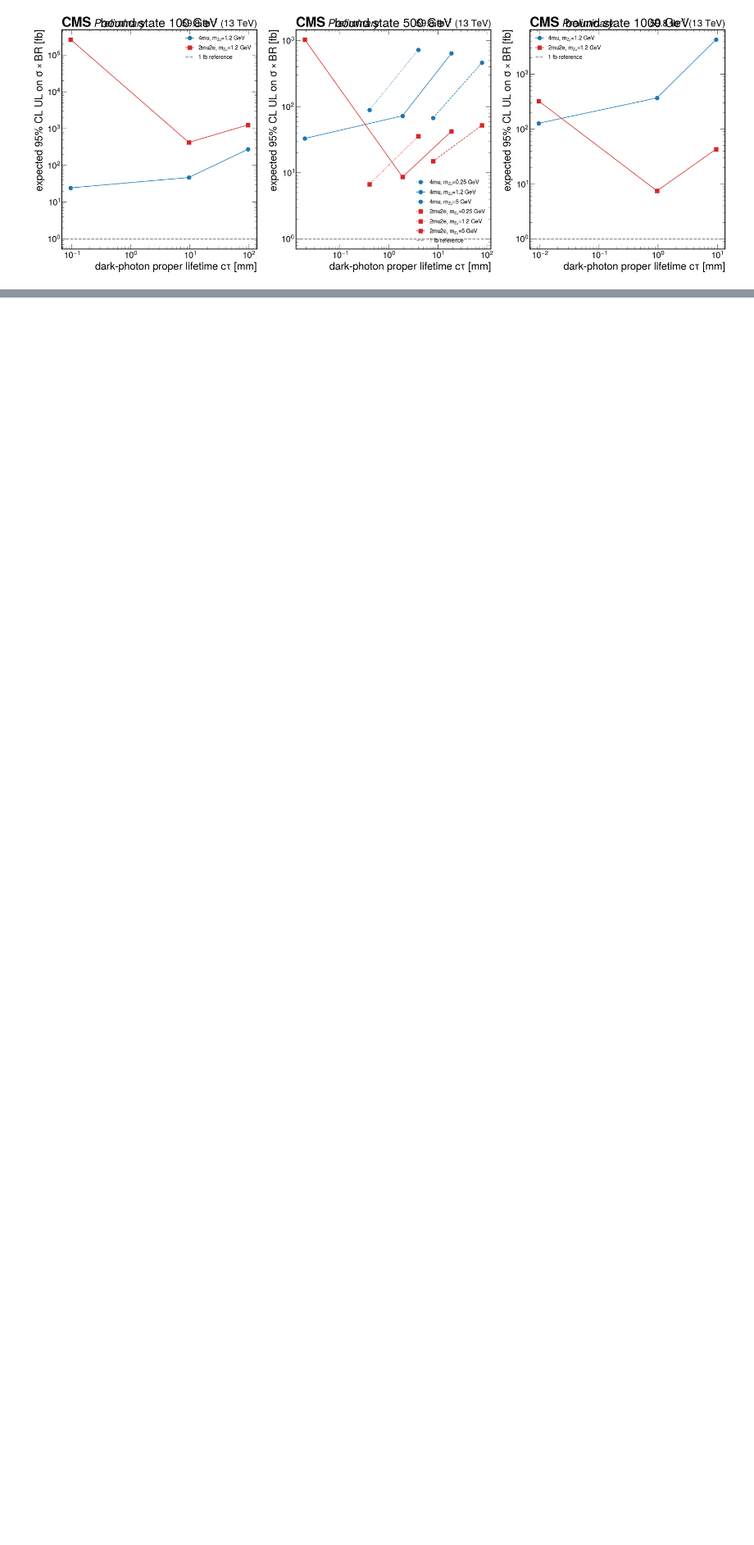
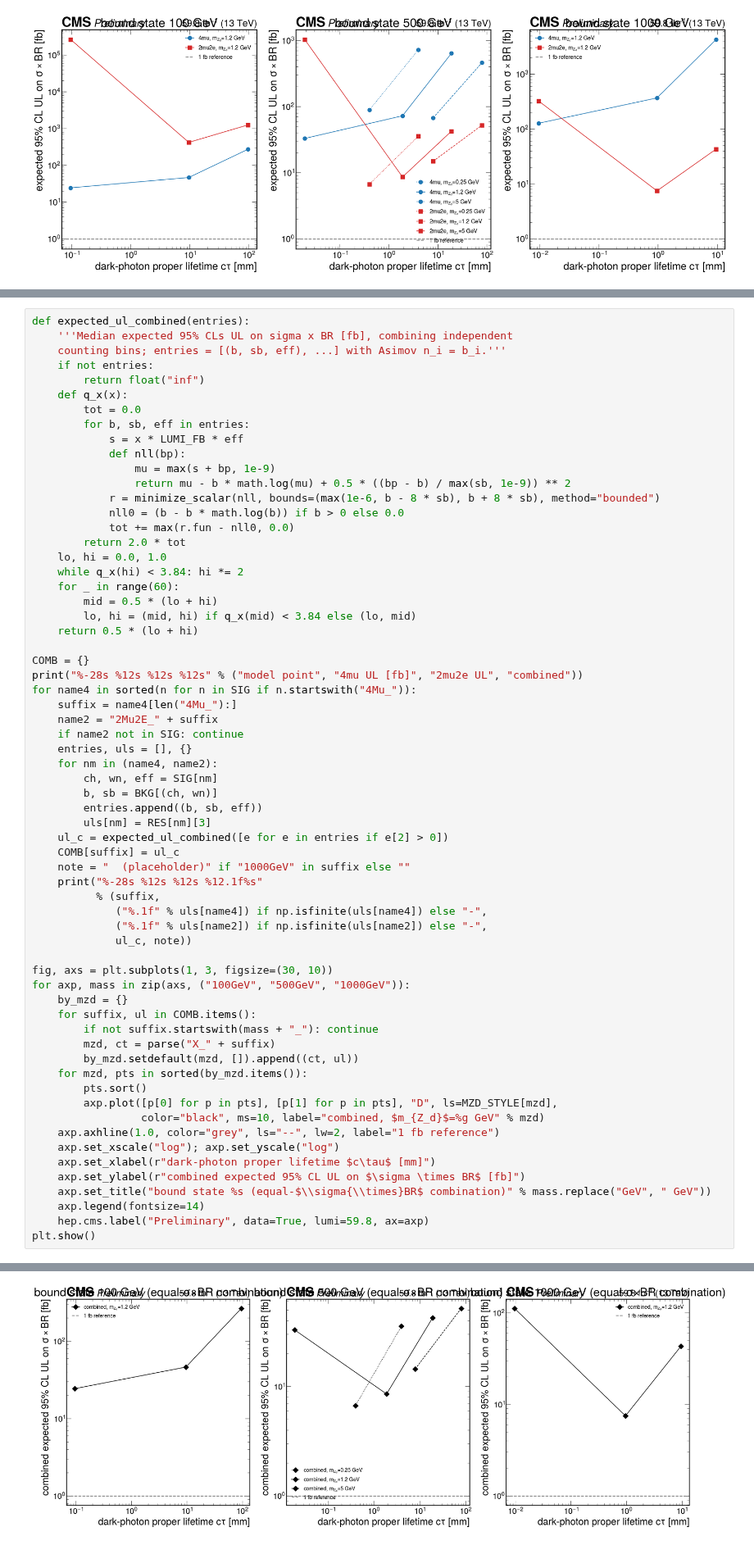
Before and after one commit to murtaza-safdari/SIDM, a Jupyter notebook: sidm/studies/abcd_background_estimation/05_frozen_prescription_expected_limits.ipynb, the cells around one changed output, grey strips where cells are left out. Shown at 82% size. Drawn from its saved outputs; the diff is of its cells as text; blank space fills up the shorter version.

```diff
--- a/sidm/studies/abcd_background_estimation/05_frozen_prescription_expected_limits.ipynb
+++ b/sidm/studies/abcd_background_estimation/05_frozen_prescription_expected_limits.ipynb
@@ -353,0 +376,65 @@ point                            window      b +- db        eff        UL [fb]
+# %%
+def expected_ul_combined(entries):
+    '''Median expected 95% CLs UL on sigma x BR [fb], combining independent
+    counting bins; entries = [(b, sb, eff), ...] with Asimov n_i = b_i.'''
+    if not entries:
+        return float("inf")
+    def q_x(x):
+        tot = 0.0
+        for b, sb, eff in entries:
+            s = x * LUMI_FB * eff
+            def nll(bp):
+                mu = max(s + bp, 1e-9)
+                return mu - b * math.log(mu) + 0.5 * ((bp - b) / max(sb, 1e-9)) ** 2
+            r = minimize_scalar(nll, bounds=(max(1e-6, b - 8 * sb), b + 8 * sb), method="bounded")
+            nll0 = (b - b * math.log(b)) if b > 0 else 0.0
+            tot += max(r.fun - nll0, 0.0)
+        return 2.0 * tot
+    lo, hi = 0.0, 1.0
+    while q_x(hi) < 3.84: hi *= 2
+    for _ in range(60):
+        mid = 0.5 * (lo + hi)
+        lo, hi = (mid, hi) if q_x(mid) < 3.84 else (lo, mid)
+    return 0.5 * (lo + hi)
+
+COMB = {}
+print("%-28s %12s %12s %12s" % ("model point", "4mu UL [fb]", "2mu2e UL", "combined"))
+for name4 in sorted(n for n in SIG if n.startswith("4Mu_")):
+    suffix = name4[len("4Mu_"):]
+    name2 = "2Mu2E_" + suffix
+    if name2 not in SIG: continue
+    entries, uls = [], {}
+    for nm in (name4, name2):
+        ch, wn, eff = SIG[nm]
+        b, sb = BKG[(ch, wn)]
+        entries.append((b, sb, eff))
+        uls[nm] = RES[nm][3]
+    ul_c = expected_ul_combined([e for e in entries if e[2] > 0])
+    COMB[suffix] = ul_c
+    note = "  (placeholder)" if "1000GeV" in suffix else ""
+    print("%-28s %12s %12s %12.1f%s"
+          % (suffix,
+             ("%.1f" % uls[name4]) if np.isfinite(uls[name4]) else "-",
+             ("%.1f" % uls[name2]) if np.isfinite(uls[name2]) else "-",
+             ul_c, note))
+
+fig, axs = plt.subplots(1, 3, figsize=(30, 10))
+for axp, mass in zip(axs, ("100GeV", "500GeV", "1000GeV")):
+    by_mzd = {}
+    for suffix, ul in COMB.items():
+        if not suffix.startswith(mass + "_"): continue
+        mzd, ct = parse("X_" + suffix)
+        by_mzd.setdefault(mzd, []).append((ct, ul))
+    for mzd, pts in sorted(by_mzd.items()):
+        pts.sort()
+        axp.plot([p[0] for p in pts], [p[1] for p in pts], "D", ls=MZD_STYLE[mzd],
+                 color="black", ms=10, label="combined, $m_{Z_d}$=%g GeV" % mzd)
+    axp.axhline(1.0, color="grey", ls="--", lw=2, label="1 fb reference")
+    axp.set_xscale("log"); axp.set_yscale("log")
+    axp.set_xlabel(r"dark-photon proper lifetime $c\tau$ [mm]")
+    axp.set_ylabel(r"combined expected 95% CL UL on $\sigma \times BR$ [fb]")
+    axp.set_title("bound state %s (equal-$\\sigma{\\times}BR$ combination)" % mass.replace("GeV", " GeV"))
+    axp.legend(fontsize=14)
+    hep.cms.label("Preliminary", data=True, lumi=59.8, ax=axp)
+plt.show()
+# %% [output]
@@ -354 +455,2 @@ point                            window      b +- db        eff        UL [fb]
+[figure, added]
 # %% [markdown]
```
Also changed, not shown: parts of 3 cells of this notebook.
